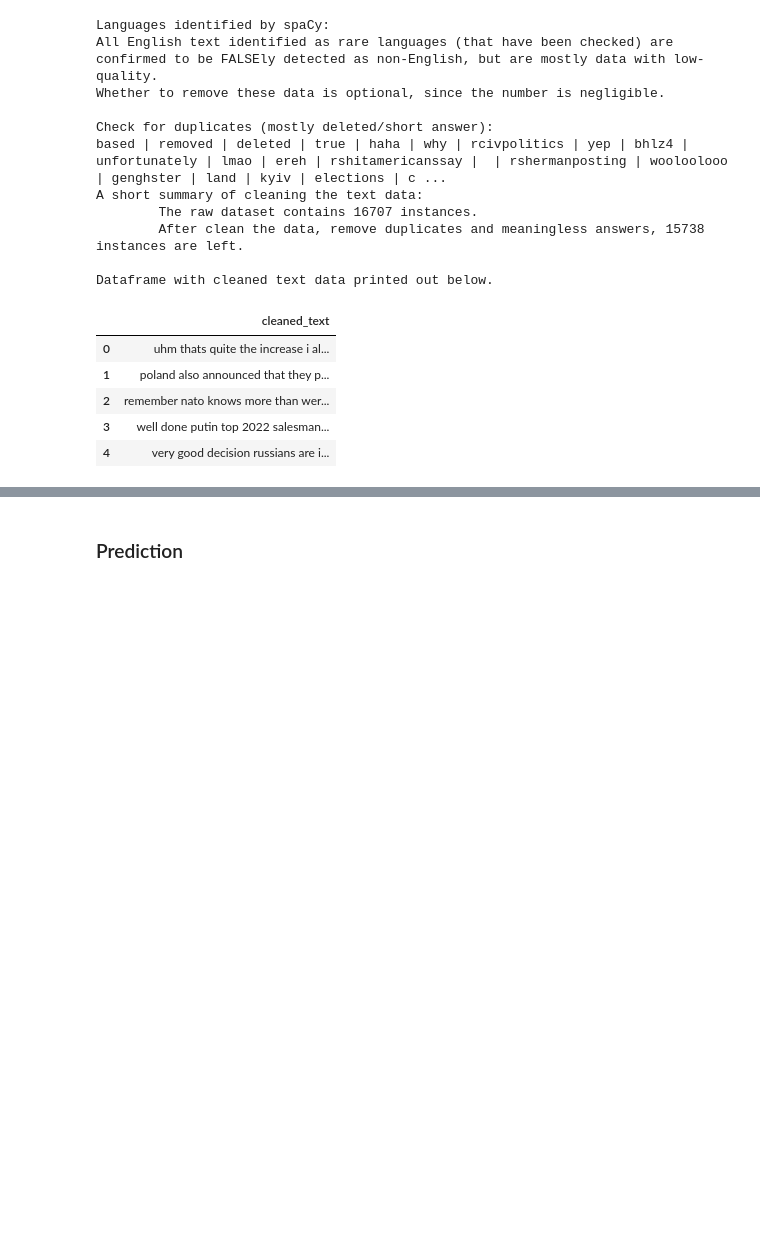
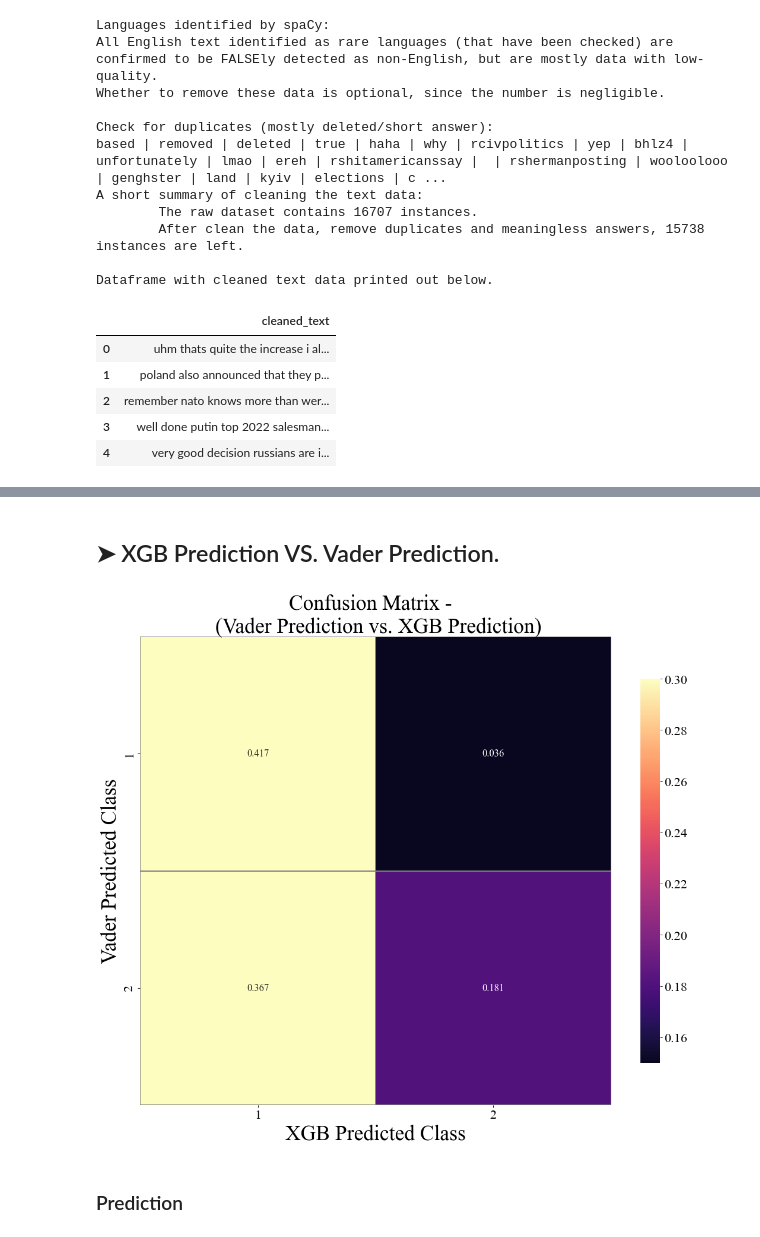
Before and after one commit to Zhiqing-Xu/SentimentAnalysis, a Jupyter notebook: ZX_Part_1_2.ipynb, the cells around one changed output, grey strips where cells are left out. Saved outputs shown, nothing was run; the diff lists cells and outputs as text; code cells hidden in the pictures; blank space fills up the shorter version.

```diff
--- a/ZX_Part_1_2.ipynb
+++ b/ZX_Part_1_2.ipynb
@@ -1806,2 +1948,72 @@ df_cleaned_1_analysis["predicted_sentiment"] = Vader_Prediction(df_cleaned_1_ana
+# %%
+#====================================================================================================#
+# Bag of Words
+vectorizer = CountVectorizer()
+X_data_bow = vectorizer.fit_transform(X_data)
+Dataset_1_X_bow = vectorizer.transform(df_cleaned_1_analysis["cleaned_text"].values.tolist() )
+
+#====================================================================================================#
+# Bag of Words
+k = 1000
+selector = SelectKBest(chi2, k = k)
+X_train_bow_selected = selector.fit_transform(X_data_bow, y_data)
+Dataset_1_X_bow_selected = selector.transform(Dataset_1_X_bow)
+
+#====================================================================================================#
+# XGBClassifier.
+Dataset_1_XGBClassifier_pred = Sentiment_Binary_Classifier_Part1.predict(Dataset_1_X_bow_selected)
+Dataset_1_XGB_label_list = ["pos" if l ==1 else "neg" for l in Dataset_1_XGBClassifier_pred]
+df_cleaned_1_analysis["XGB_sentiment"] = Dataset_1_XGB_label_list
+# %% [markdown]
+## &#10148; XGB Prediction VS. Vader Prediction.
+# %%
+# Compare the two predictions.
+num_classes = 2
+output_file_header = "Part2"
+plot_name = "Vader Prediction vs. XGB Prediction"
+results_sub_folder = Path("./")
+XGB_sentiments_1   = df_cleaned_1_analysis["XGB_sentiment"].values.tolist()
+Vader_sentiments_1 = df_cleaned_1_analysis["Vader_sentiment"].values.tolist()
+
+
+#====================================================================================================#
+# Percentage HeatMap
+font = {'family' : "Times New Roman"}
+plt.rc('font', **font)
+#--------------------------------------------------#
+cm = confusion_matrix(Vader_sentiments_1, XGB_sentiments_1)
+cm = cm/len(Vader_sentiments_1)
+confusion_matrix_df = pd.DataFrame(cm) #.rename(columns=idx2class, index=idx2class)
+#--------------------------------------------------#
+fig = plt.figure(num=None, figsize=(16, 12.8), dpi=80, facecolor='w', edgecolor='k')
+ax = sns.heatmap(confusion_matrix_df,
+                    annot      = True             ,
+                    fmt        = ".3f"            ,
+                    cmap       = "magma"          ,
+                    vmin       = 0.15             ,
+                    vmax       = 0.30             ,
+                    center     = 0.22             ,
+                    cbar_kws   = {"shrink": .82}  ,
+                    linewidths = 0.1              ,
+                    linecolor  = 'gray'           ,
+                    annot_kws  = {"fontsize": 15} ,
+                    )
+
+ax.set_xlabel('XGB Predicted Class', fontsize = 32)
+ax.set_ylabel('Vader Predicted Class', fontsize = 32)
+ax.set_title("Confusion Matrix - " \
+            + " \n (Vader Prediction vs. XGB Prediction)", fontsize = 32)
+ax.xaxis.set_ticklabels(["" + str(i+1) for i in range(num_classes)], fontsize = 20)
+ax.yaxis.set_ticklabels(["" + str(i+1) for i in range(num_classes)], fontsize = 20)
+cbar = ax.collections[0].colorbar
+cbar.ax.tick_params(labelsize=20)
+plt.show()
+#--------------------------------------------------#
+saving_name = output_file_header + "_HeatMapCM_" + plot_name +"_percentage.png"
+saving_name = saving_name
+fig.savefig(results_sub_folder / saving_name , dpi = 1000 )
+mpl.rcParams.update(mpl.rcParamsDefault)
+# %% [output]
+[figure, added]
 # %% [markdown]
 ### Prediction
```
Also changed, not shown: parts of 55 cells of this notebook, 47 other files.
